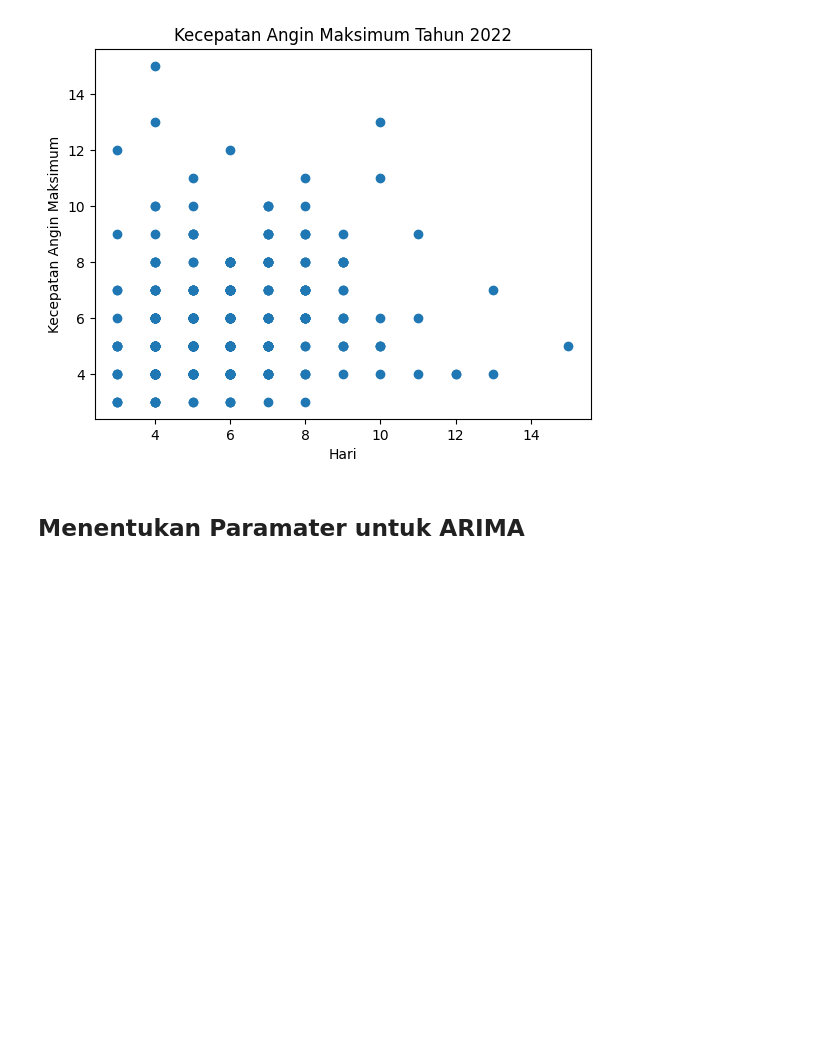
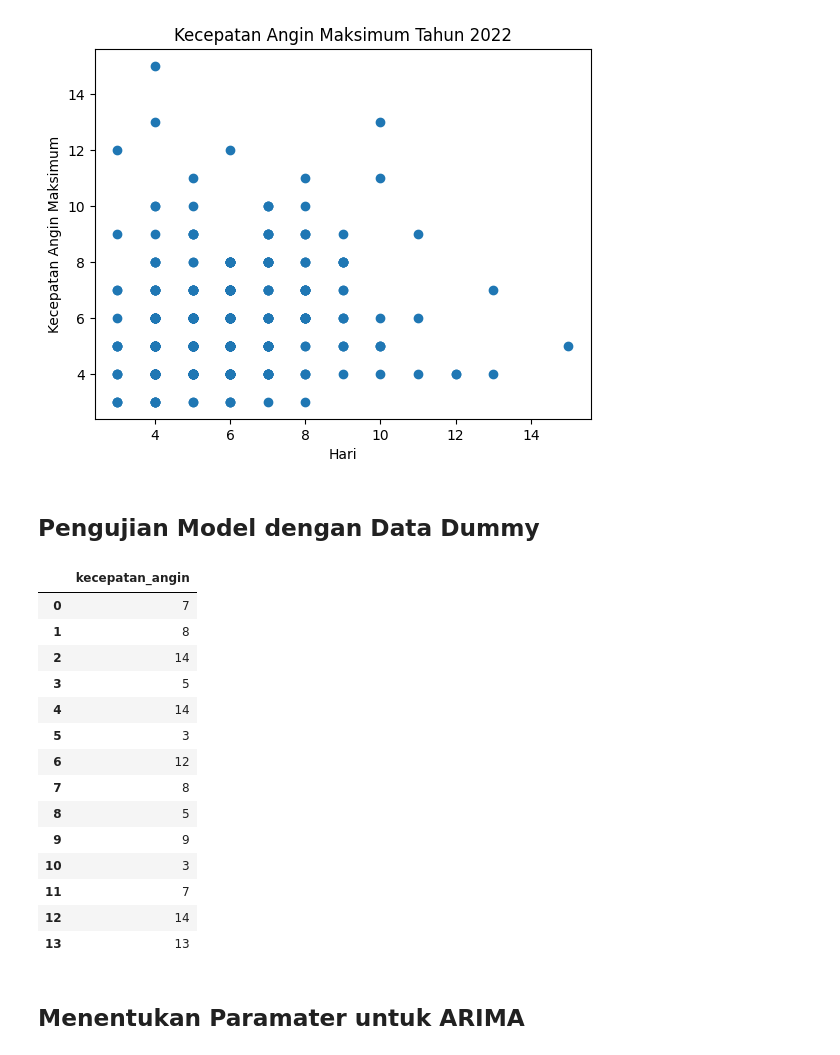
Before and after one commit to shamankares/prediksi-kecepatan-angin-TPI-ARIMA, a Jupyter notebook: Prediksi Kecepatan Angin Maksimal Tanjungpinang.ipynb, the cells around one changed output. Saved outputs shown, nothing was run; the diff lists cells and outputs as text; code cells hidden in the pictures; blank space fills up the shorter version.

```diff
--- a/Prediksi Kecepatan Angin Maksimal Tanjungpinang.ipynb
+++ b/Prediksi Kecepatan Angin Maksimal Tanjungpinang.ipynb
@@ -153,6 +169,28 @@ ax.set_title('Kecepatan Angin Maksimum Tahun 2022')
 plt.show()
 # %% [output]
 [figure]
+# %% [markdown]
+## Pengujian Model dengan Data Dummy
+# %%
+# Membuat data dummy
+data_dummy = pd.read_csv('./kecepatan_angin_dummy.csv')
+data_dummy
+# %% [output]
+|  | kecepatan_angin |
+| 0 | 7 |
+| 1 | 8 |
+| 2 | 14 |
+| 3 | 5 |
+| 4 | 14 |
+| 5 | 3 |
+| 6 | 12 |
+| 7 | 8 |
+| 8 | 5 |
+| 9 | 9 |
+| 10 | 3 |
+| 11 | 7 |
+| 12 | 14 |
+| 13 | 13 |
 # %% [markdown]
 ## Menentukan Paramater untuk ARIMA
 # %% [markdown]
```
Also changed, not shown: parts of 3 cells of this notebook.
